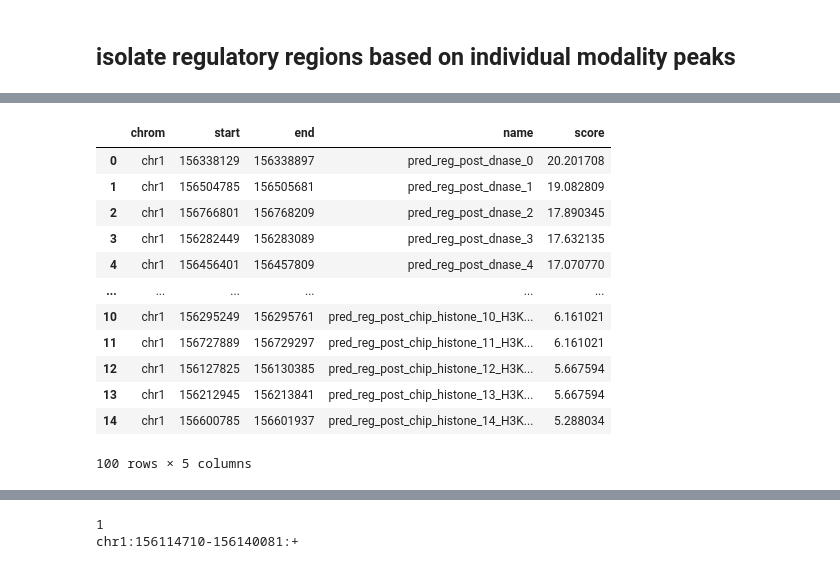
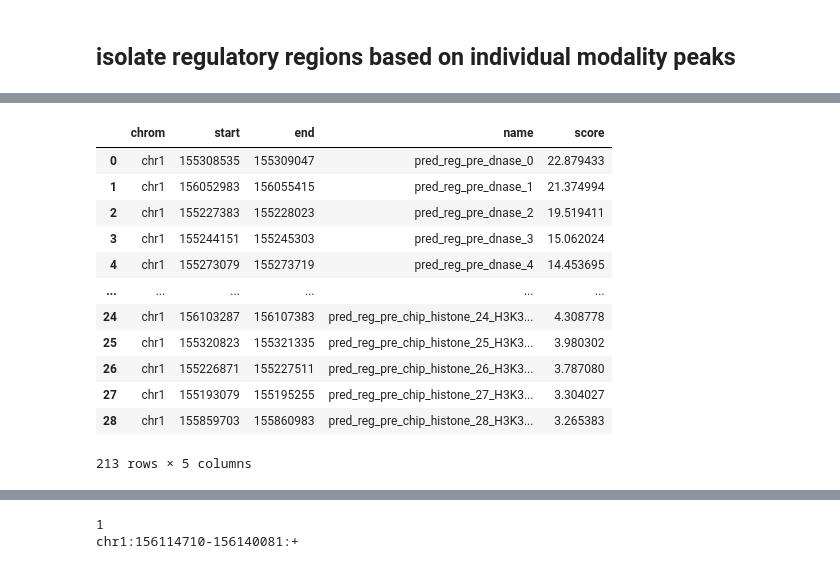
Before and after one commit to cralbers/variant-effects, a Jupyter notebook: osc/predict_reg_regions_osc.ipynb, the cells around one changed output, grey strips where cells are left out. Cells and saved outputs as stored; diff of their text form; code cells hidden in the pictures.

```diff
--- a/osc/predict_reg_regions_osc.ipynb
+++ b/osc/predict_reg_regions_osc.ipynb
@@ -229,0 +245,21 @@ loaded 193 intervals from bed file
+# %%
+from alphagenome.visualization.plot_transcripts import draw_interval
+
+fig, ax = plt.subplots()
+intervals = [
+    genome.Interval(row.chrom, int(row.start), int(row.end), name=row["name"])
+    for _, row in bed_df.iterrows()
+]
+for i, (interval, color) in enumerate(zip(intervals, bed_df["color"])):
+    draw_interval(
+        ax=ax,
+        interval=interval,
+        y=i,                    # stack vertically; use 0 for all on one row
+        height=0.8,
+        color=color,            # passed through to Rectangle
+        # label=bed_df["category"].iloc[i],  # optional
+    )
+ax.set_xlim(plot_interval.start, plot_interval.end)
+ax.set_ylim(-1, len(intervals))
+ax.set_yticks([])
+fig.show()
@@ -247,7 +285,7 @@ PRE_INTERVAL = genome.Interval('chr1', LMNA_START - 1000000, LMNA_START).resize(
     dna_client.SEQUENCE_LENGTH_1MB)
 
 
-interval = POST_INTERVAL
+interval = PRE_INTERVAL
 
 print(interval)
 
@@ -625,7 +664,7 @@ def isolate_high_regulatory_regions(
     *,
     tissue_curie=LV_UB,
     modalities=("dnase", "cage", "chip_histone"),
-    histone_mark="H3K4",
+    histone_mark=None,
     collapse="max",
     resolution_bp=128,
     threshold_method="percentile",
@@ -644,7 +683,9 @@ def isolate_high_regulatory_regions(
             return
         tdata = tdata.change_resolution(resolution_bp)
         anchor_interval = tdata.interval
-        profiles.append(zscore(collapse_tracks(tdata, collapse)))
+        # print(tdata)
+        if tdata is not None:
+            profiles.append(zscore(collapse_tracks(tdata, collapse)))
 
     modality_map = {
         "dnase": select_tracks(output.dnase, tissue_curie=tissue_curie),
@@ -652,21 +693,21 @@ def isolate_high_regulatory_regions(
         "chip_histone": select_tracks(
             output.chip_histone,
             tissue_curie=tissue_curie,
-            # name_contains=histone_mark,
+            name_contains=histone_mark,
         ),
         "chip_tf": select_tracks(output.chip_tf, tissue_curie=tissue_curie),
         "cage": select_tracks(output.cage, tissue_curie=tissue_curie, strand='+'), # only pos strand b/c LMNA is on + strand only
     }
 
     for m in modalities:
-        print(m)
+        # print(m)
         process(modality_map[m])
 
-    print(profiles)
+    # print(profiles)
 
     # gets max score across all profiles
     signal = np.stack(profiles, axis=1).max(axis=1)
-    print(signal[:10])
+    # print(signal[:10])
     mask, cutoff = threshold_bins(signal, threshold_method, threshold_value)
 
     intervals = bins_to_intervals(signal, mask, anchor_interval, anchor_resolution)
@@ -857,18 +888,19 @@ cage
 # %%
+pred_regions_df
 # %% [output]
 |  | chrom | start | end | name | score |
-| 0 | chr1 | 156338129 | 156338897 | pred_reg_post_dnase_0 | 20.201708 |
-| 1 | chr1 | 156504785 | 156505681 | pred_reg_post_dnase_1 | 19.082809 |
-| 2 | chr1 | 156766801 | 156768209 | pred_reg_post_dnase_2 | 17.890345 |
-| 3 | chr1 | 156282449 | 156283089 | pred_reg_post_dnase_3 | 17.632135 |
-| 4 | chr1 | 156456401 | 156457809 | pred_reg_post_dnase_4 | 17.070770 |
+| 0 | chr1 | 155308535 | 155309047 | pred_reg_pre_dnase_0 | 22.879433 |
+| 1 | chr1 | 156052983 | 156055415 | pred_reg_pre_dnase_1 | 21.374994 |
+| 2 | chr1 | 155227383 | 155228023 | pred_reg_pre_dnase_2 | 19.519411 |
+| 3 | chr1 | 155244151 | 155245303 | pred_reg_pre_dnase_3 | 15.062024 |
+| 4 | chr1 | 155273079 | 155273719 | pred_reg_pre_dnase_4 | 14.453695 |
 | ... | ... | ... | ... | ... | ... |
-| 10 | chr1 | 156295249 | 156295761 | pred_reg_post_chip_histone_10_H3K... | 6.161021 |
-| 11 | chr1 | 156727889 | 156729297 | pred_reg_post_chip_histone_11_H3K... | 6.161021 |
-| 12 | chr1 | 156127825 | 156130385 | pred_reg_post_chip_histone_12_H3K... | 5.667594 |
-| 13 | chr1 | 156212945 | 156213841 | pred_reg_post_chip_histone_13_H3K... | 5.667594 |
-| 14 | chr1 | 156600785 | 156601937 | pred_reg_post_chip_histone_14_H3K... | 5.288034 |
+| 24 | chr1 | 156103287 | 156107383 | pred_reg_pre_chip_histone_24_H3K3... | 4.308778 |
+| 25 | chr1 | 155320823 | 155321335 | pred_reg_pre_chip_histone_25_H3K3... | 3.980302 |
+| 26 | chr1 | 155226871 | 155227511 | pred_reg_pre_chip_histone_26_H3K3... | 3.787080 |
+| 27 | chr1 | 155193079 | 155195255 | pred_reg_pre_chip_histone_27_H3K3... | 3.304027 |
+| 28 | chr1 | 155859703 | 155860983 | pred_reg_pre_chip_histone_28_H3K3... | 3.265383 |
-100 rows × 5 columns
+213 rows × 5 columns
 # %%
 result = isolate_high_regulatory_regions(output)
 high_regions = result["intervals"]
```
Also changed, not shown: parts of 7 cells of this notebook, 2 other files.
